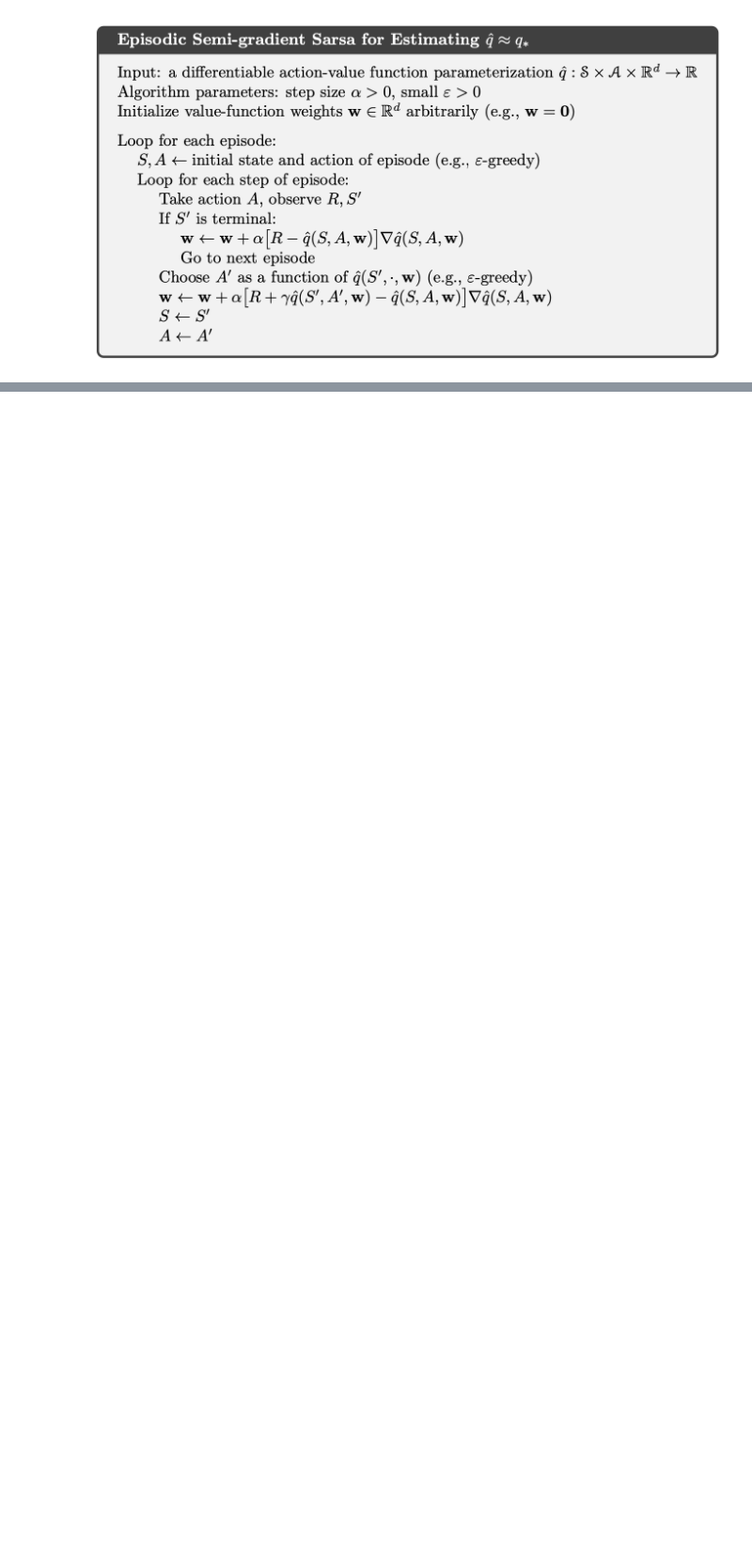
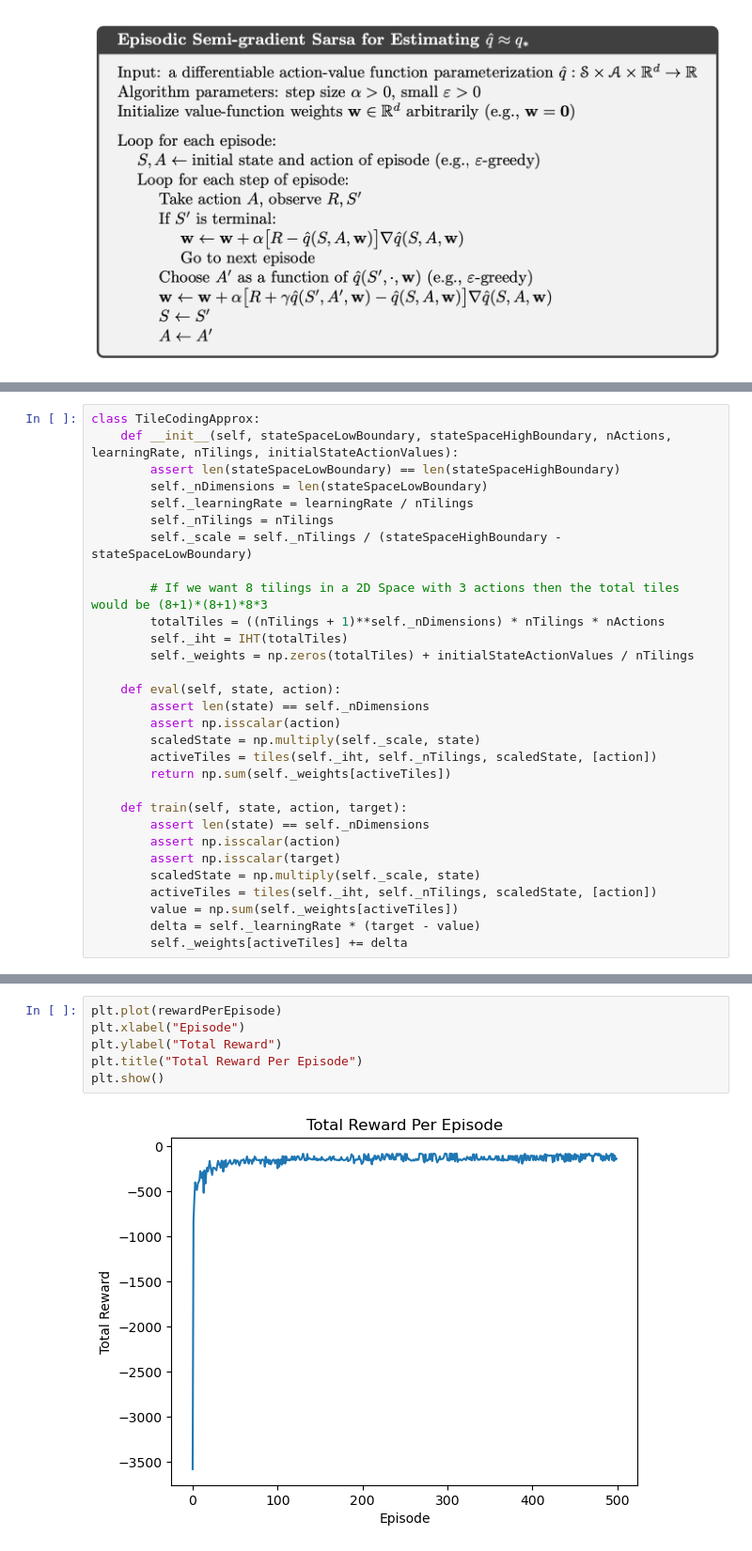
Before and after one commit to jasoon-chen/handwrittenNotes, a Jupyter notebook: RLCode/TemporalDifference/episodicSemiGradientSarsa.ipynb, the cells around one changed output, grey strips where cells are left out. Shown at 94% size. Saved outputs shown, nothing was run; the diff lists cells and outputs as text; blank space fills up the shorter version.

```diff
--- a/RLCode/TemporalDifference/episodicSemiGradientSarsa.ipynb
+++ b/RLCode/TemporalDifference/episodicSemiGradientSarsa.ipynb
@@ -4,0 +121,30 @@
+# %%
+class TileCodingApprox:
+    def __init__(self, stateSpaceLowBoundary, stateSpaceHighBoundary, nActions, learningRate, nTilings, initialStateActionValues):
+        assert len(stateSpaceLowBoundary) == len(stateSpaceHighBoundary)
+        self._nDimensions = len(stateSpaceLowBoundary)
+        self._learningRate = learningRate / nTilings
+        self._nTilings = nTilings
+        self._scale = self._nTilings / (stateSpaceHighBoundary - stateSpaceLowBoundary)
+
+        # If we want 8 tilings in a 2D Space with 3 actions then the total tiles would be (8+1)*(8+1)*8*3
+        totalTiles = ((nTilings + 1)**self._nDimensions) * nTilings * nActions
+        self._iht = IHT(totalTiles)
+        self._weights = np.zeros(totalTiles) + initialStateActionValues / nTilings
+
+    def eval(self, state, action):
+        assert len(state) == self._nDimensions
+        assert np.isscalar(action)
+        scaledState = np.multiply(self._scale, state)
+        activeTiles = tiles(self._iht, self._nTilings, scaledState, [action])
+        return np.sum(self._weights[activeTiles])
+
+    def train(self, state, action, target):
+        assert len(state) == self._nDimensions
+        assert np.isscalar(action)
+        assert np.isscalar(target)
+        scaledState = np.multiply(self._scale, state)
+        activeTiles = tiles(self._iht, self._nTilings, scaledState, [action])
+        value = np.sum(self._weights[activeTiles])
+        delta = self._learningRate * (target - value)
+        self._weights[activeTiles] += delta
@@ -4,0 +198,8 @@
+# %%
+plt.plot(rewardPerEpisode)
+plt.xlabel("Episode")
+plt.ylabel("Total Reward")
+plt.title("Total Reward Per Episode")
+plt.show()
+# %% [output]
+[figure, added]
```
Also changed, not shown: parts of 5 cells of this notebook, 1 other file.
